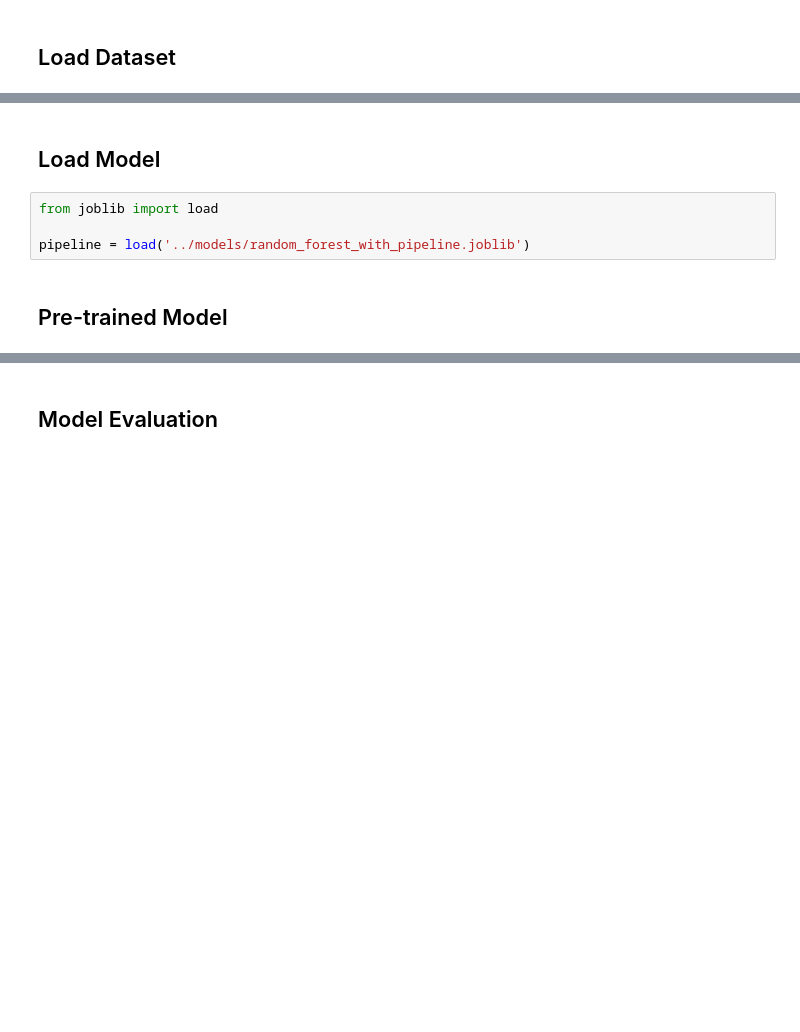
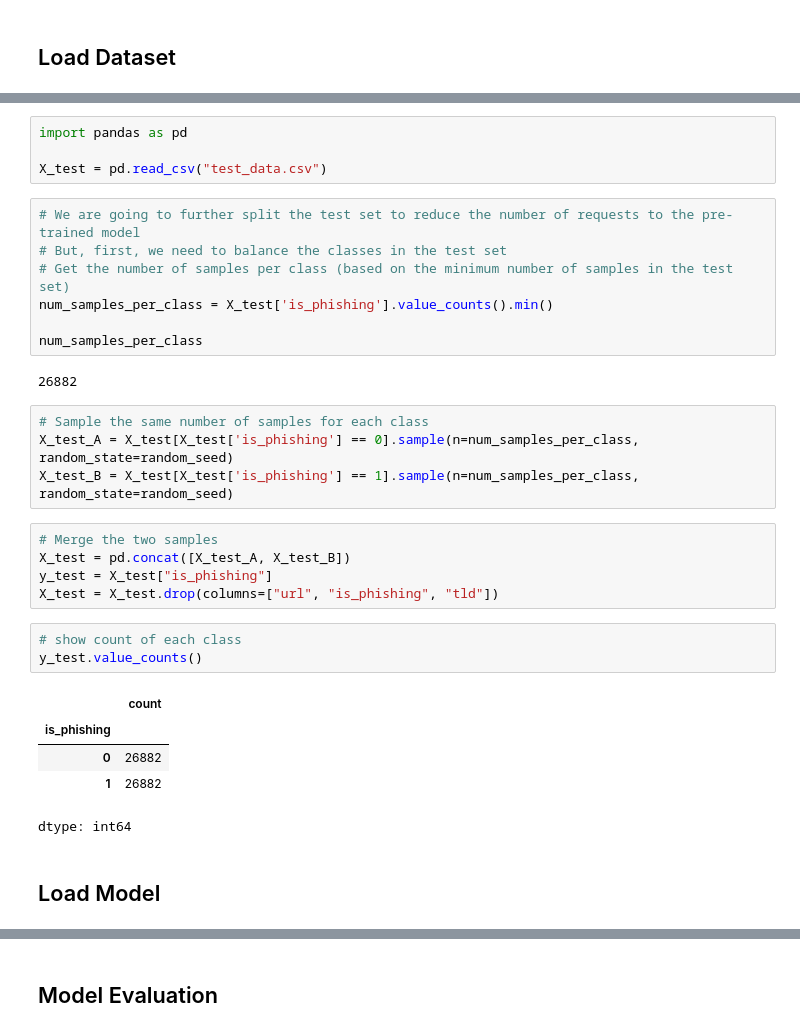
Before and after one commit to marcaureln/phishing-url, a Jupyter notebook: notebooks/8-build-hybrid-model.ipynb, the cells around one changed output, grey strips where cells are left out. Drawn from its saved outputs; the diff is of its cells as text; blank space fills up the shorter version.

```diff
--- a/notebooks/8-build-hybrid-model.ipynb
+++ b/notebooks/8-build-hybrid-model.ipynb
@@ -61,8 +30,33 @@ X_test
+# %%
+import pandas as pd
+
+X_test = pd.read_csv("test_data.csv")
+# %%
+# We are going to further split the test set to reduce the number of requests to the pre-trained model
+# But, first, we need to balance the classes in the test set
+# Get the number of samples per class (based on the minimum number of samples in the test set)
+num_samples_per_class = X_test['is_phishing'].value_counts().min()
+
+num_samples_per_class
+# %% [output]
+26882
+# %%
+# Sample the same number of samples for each class
+X_test_A = X_test[X_test['is_phishing'] == 0].sample(n=num_samples_per_class, random_state=random_seed)
+X_test_B = X_test[X_test['is_phishing'] == 1].sample(n=num_samples_per_class, random_state=random_seed)
+# %%
+# Merge the two samples
+X_test = pd.concat([X_test_A, X_test_B])
+y_test = X_test["is_phishing"]
+X_test = X_test.drop(columns=["url", "is_phishing", "tld"])
+# %%
+# show count of each class
+y_test.value_counts()
+# %% [output]
+|  | count |
+| is_phishing |  |
+| 0 | 26882 |
+| 1 | 26882 |
+dtype: int64
 # %% [markdown]
 ## Load Model
-# %%
-from joblib import load
-
-pipeline = load('../models/random_forest_with_pipeline.joblib')
-# %% [markdown]
-## Pre-trained Model
```
Also changed, not shown: parts of 25 cells of this notebook.
